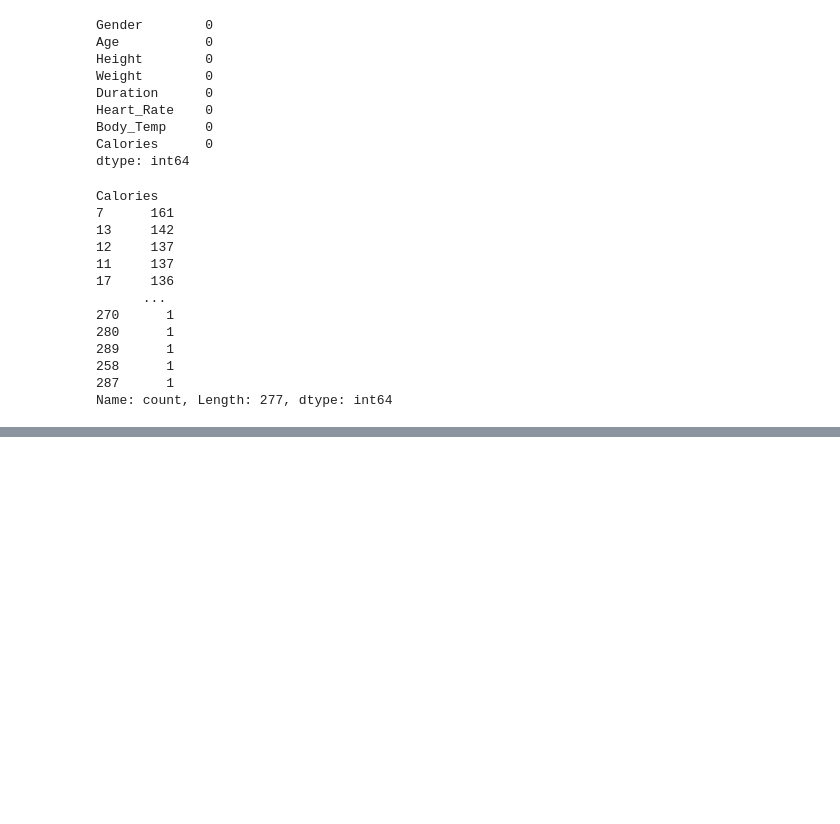
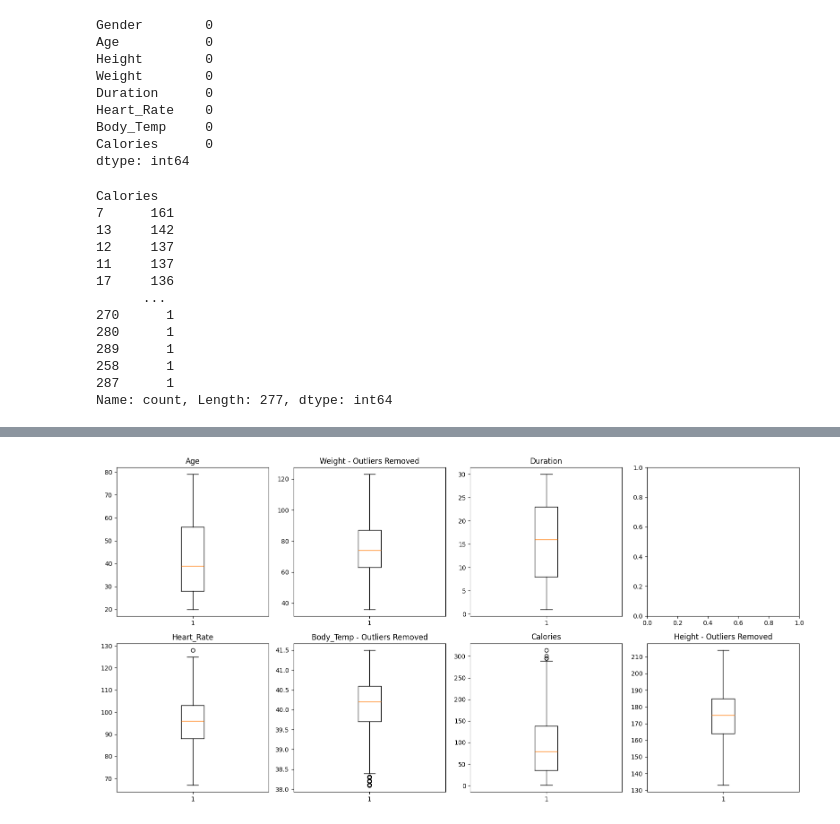
Before and after one commit to AhmadJer99/Calories-Burn-Prediction, a Jupyter notebook: CaloriesBurntPrediction.ipynb, the cells around one changed output, grey strips where cells are left out. Drawn from its saved outputs; the diff is of its cells as text; code cells hidden in the pictures; blank space fills up the shorter version.

```diff
--- a/CaloriesBurntPrediction.ipynb
+++ b/CaloriesBurntPrediction.ipynb
@@ -90,0 +222,9 @@ plt.show()
+# %%
+for i in OutlierFeatures:
+    Q1 = df[i].quantile(0.25)
+    Q3 = df[i].quantile(0.75)
+    IQR = Q3 - Q1
+    Lower_Whisker = Q1 - 1.5*IQR
+    Upper_Whisker = Q3 + 1.5*IQR
+    featureMedian = df[i].median()
+    df.loc[(df[i] < Lower_Whisker) | (df[i] > Upper_Whisker), i] = featureMedian
@@ -90,0 +243,28 @@ plt.show()
+# %%
+fig,ax = plt.subplots(2,4, figsize=(16,8))
+
+ax[0,0].title.set_text('Age')
+ax[0,0].boxplot(df['Age'])
+
+ax[0,1].title.set_text('Weight - Outliers Removed')
+ax[0,1].boxplot(df['Weight'])
+
+ax[0,2].title.set_text('Duration')
+ax[0,2].boxplot(df['Duration'])
+
+ax[1,0].title.set_text('Heart_Rate')
+ax[1,0].boxplot(df['Heart_Rate'])
+
+ax[1,1].title.set_text('Body_Temp - Outliers Removed')
+ax[1,1].boxplot(df['Body_Temp'])
+
+ax[1,2].title.set_text('Calories')
+ax[1,2].boxplot(df['Calories'])
+
+ax[1,3].title.set_text('Height - Outliers Removed')
+ax[1,3].boxplot(df['Height'])
+
+plt.tight_layout()
+plt.show()
+# %% [output]
+[figure, added]
```
Also changed, not shown: parts of 20 cells of this notebook.
